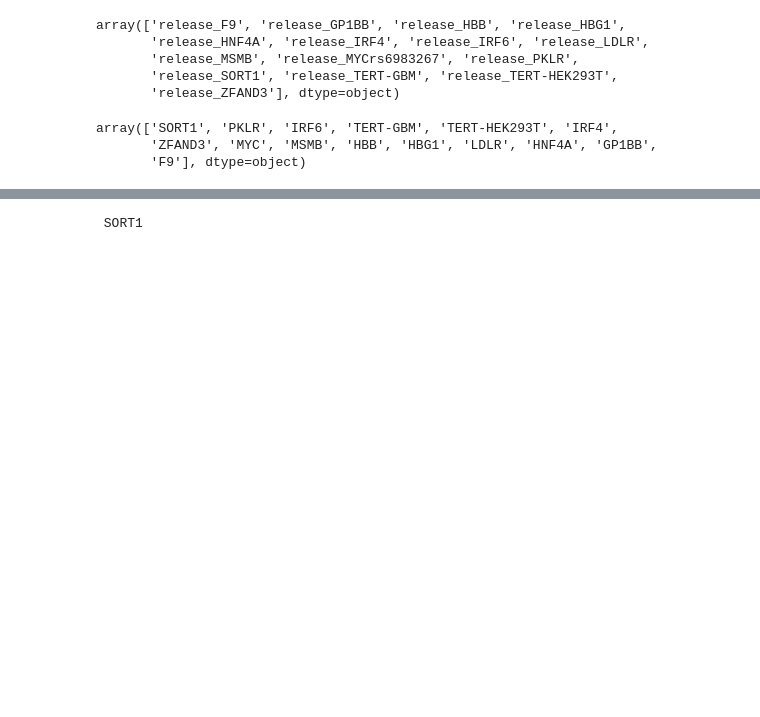
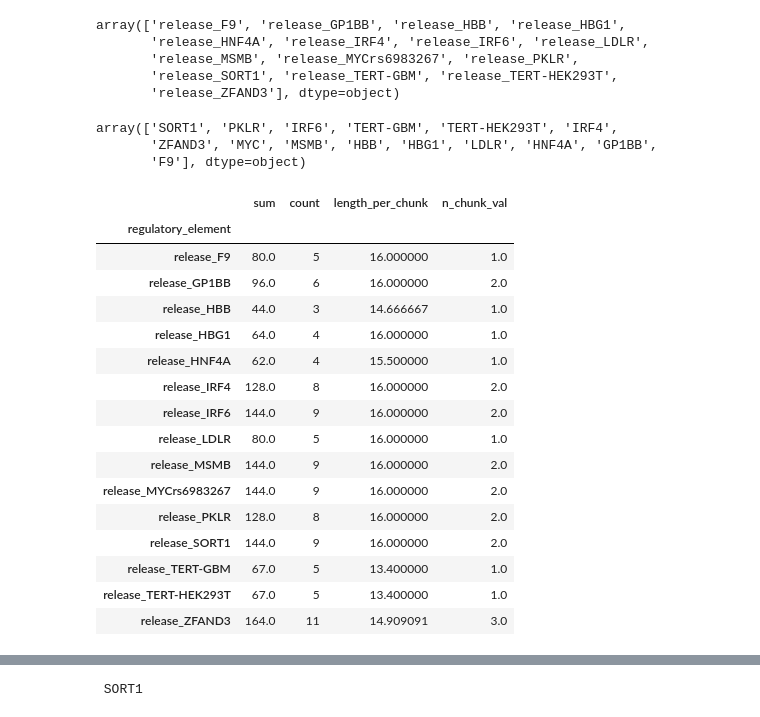
Before and after one commit to alex-hh/cagi5_mpra_prediction, a Jupyter notebook: Cagi5Exploration.ipynb, the cells around one changed output, grey strips where cells are left out. Cells and saved outputs as stored; diff of their text form; code cells hidden in the pictures; blank space fills up the shorter version.

Commit message:
first (buggy) implementation of chunk-based cv

```diff
--- a/Cagi5Exploration.ipynb
+++ b/Cagi5Exploration.ipynb
@@ -260,3 +219,29 @@ test_df['Promoter_Enhancer'].unique()
 array(['SORT1', 'PKLR', 'IRF6', 'TERT-GBM', 'TERT-HEK293T', 'IRF4',
        'ZFAND3', 'MYC', 'MSMB', 'HBB', 'HBG1', 'LDLR', 'HNF4A', 'GP1BB',
        'F9'], dtype=object)
+# %%
+import math
+val_folds = 5
+chunk_counts = breakpoint_df[breakpoint_df['is_break']=='end'].groupby(['regulatory_element'])['chunk_length'].agg(['sum', 'count'])
+chunk_counts['length_per_chunk'] = chunk_counts['sum'] / chunk_counts['count']
+chunk_counts['n_chunk_val'] = chunk_counts['count'] / val_folds
+chunk_counts['n_chunk_val'] = np.ceil(chunk_counts['n_chunk_val'])
+chunk_counts
+# %% [output]
+|  | sum | count | length_per_chunk | n_chunk_val |
+| regulatory_element |  |  |  |  |
+| release_F9 | 80.0 | 5 | 16.000000 | 1.0 |
+| release_GP1BB | 96.0 | 6 | 16.000000 | 2.0 |
+| release_HBB | 44.0 | 3 | 14.666667 | 1.0 |
+| release_HBG1 | 64.0 | 4 | 16.000000 | 1.0 |
+| release_HNF4A | 62.0 | 4 | 15.500000 | 1.0 |
+| release_IRF4 | 128.0 | 8 | 16.000000 | 2.0 |
+| release_IRF6 | 144.0 | 9 | 16.000000 | 2.0 |
+| release_LDLR | 80.0 | 5 | 16.000000 | 1.0 |
+| release_MSMB | 144.0 | 9 | 16.000000 | 2.0 |
+| release_MYCrs6983267 | 144.0 | 9 | 16.000000 | 2.0 |
+| release_PKLR | 128.0 | 8 | 16.000000 | 2.0 |
+| release_SORT1 | 144.0 | 9 | 16.000000 | 2.0 |
+| release_TERT-GBM | 67.0 | 5 | 13.400000 | 1.0 |
+| release_TERT-HEK293T | 67.0 | 5 | 13.400000 | 1.0 |
+| release_ZFAND3 | 164.0 | 11 | 14.909091 | 3.0 |
```
Also changed, not shown: parts of 11 cells of this notebook, 2 other files.
